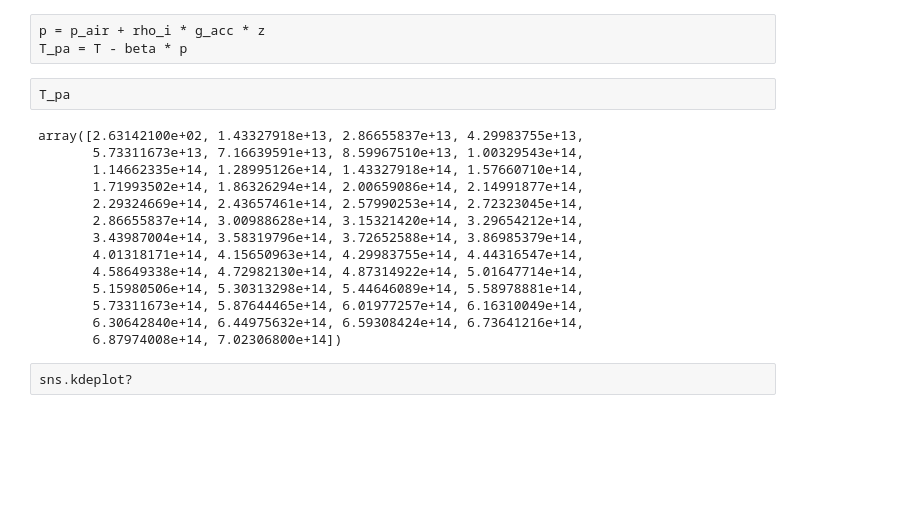
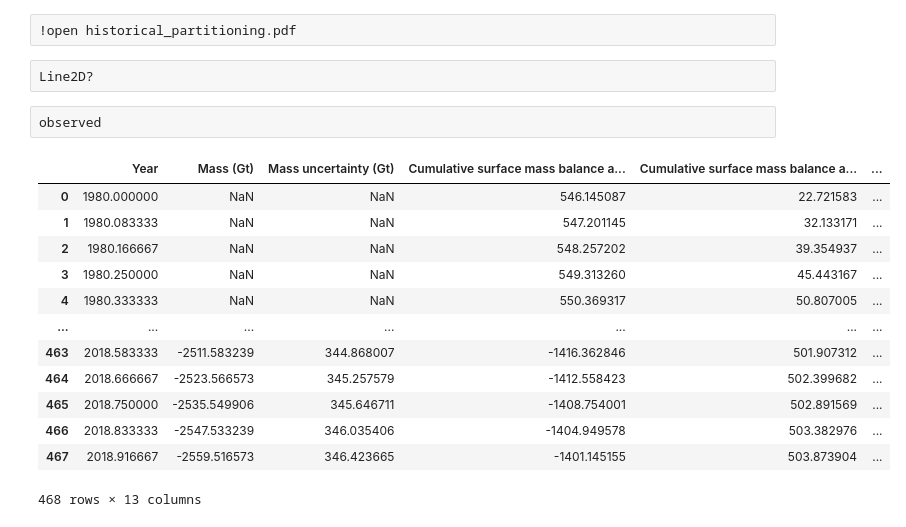
Before and after one commit to pism/pism-emulator, a Jupyter notebook: calibration/calibrate.ipynb, the cells around one changed output. Drawn from its saved outputs; the diff is of its cells as text; blank space fills up the shorter version.

```diff
--- a/calibration/calibrate.ipynb
+++ b/calibration/calibrate.ipynb
@@ -66,21 +46,20 @@ No handles with labels found to put in legend.
-# %%
-p = p_air + rho_i * g_acc * z
-T_pa = T - beta * p
-# %%
-T_pa
-# %% [output]
-array([2.63142100e+02, 1.43327918e+13, 2.86655837e+13, 4.29983755e+13,
-       5.73311673e+13, 7.16639591e+13, 8.59967510e+13, 1.00329543e+14,
-       1.14662335e+14, 1.28995126e+14, 1.43327918e+14, 1.57660710e+14,
-       1.71993502e+14, 1.86326294e+14, 2.00659086e+14, 2.14991877e+14,
-       2.29324669e+14, 2.43657461e+14, 2.57990253e+14, 2.72323045e+14,
-       2.86655837e+14, 3.00988628e+14, 3.15321420e+14, 3.29654212e+14,
-       3.43987004e+14, 3.58319796e+14, 3.72652588e+14, 3.86985379e+14,
-       4.01318171e+14, 4.15650963e+14, 4.29983755e+14, 4.44316547e+14,
-       4.58649338e+14, 4.72982130e+14, 4.87314922e+14, 5.01647714e+14,
-       5.15980506e+14, 5.30313298e+14, 5.44646089e+14, 5.58978881e+14,
-       5.73311673e+14, 5.87644465e+14, 6.01977257e+14, 6.16310049e+14,
-       6.30642840e+14, 6.44975632e+14, 6.59308424e+14, 6.73641216e+14,
-       6.87974008e+14, 7.02306800e+14])
-# %%
-sns.kdeplot?
+# %%
+!open historical_partitioning.pdf
+# %%
+Line2D?
+# %%
+observed
+# %% [output]
+|  | Year | Mass (Gt) | Mass uncertainty (Gt) | Cumulative surface mass balance a... | Cumulative surface mass balance a... | ... |
+| 0 | 1980.000000 | NaN | NaN | 546.145087 | 22.721583 | ... |
+| 1 | 1980.083333 | NaN | NaN | 547.201145 | 32.133171 | ... |
+| 2 | 1980.166667 | NaN | NaN | 548.257202 | 39.354937 | ... |
+| 3 | 1980.250000 | NaN | NaN | 549.313260 | 45.443167 | ... |
+| 4 | 1980.333333 | NaN | NaN | 550.369317 | 50.807005 | ... |
+| ... | ... | ... | ... | ... | ... | ... |
+| 463 | 2018.583333 | -2511.583239 | 344.868007 | -1416.362846 | 501.907312 | ... |
+| 464 | 2018.666667 | -2523.566573 | 345.257579 | -1412.558423 | 502.399682 | ... |
+| 465 | 2018.750000 | -2535.549906 | 345.646711 | -1408.754001 | 502.891569 | ... |
+| 466 | 2018.833333 | -2547.533239 | 346.035406 | -1404.949578 | 503.382976 | ... |
+| 467 | 2018.916667 | -2559.516573 | 346.423665 | -1401.145155 | 503.873904 | ... |
+468 rows × 13 columns
```
Also changed, not shown: parts of 8 cells of this notebook, 3 other files.
